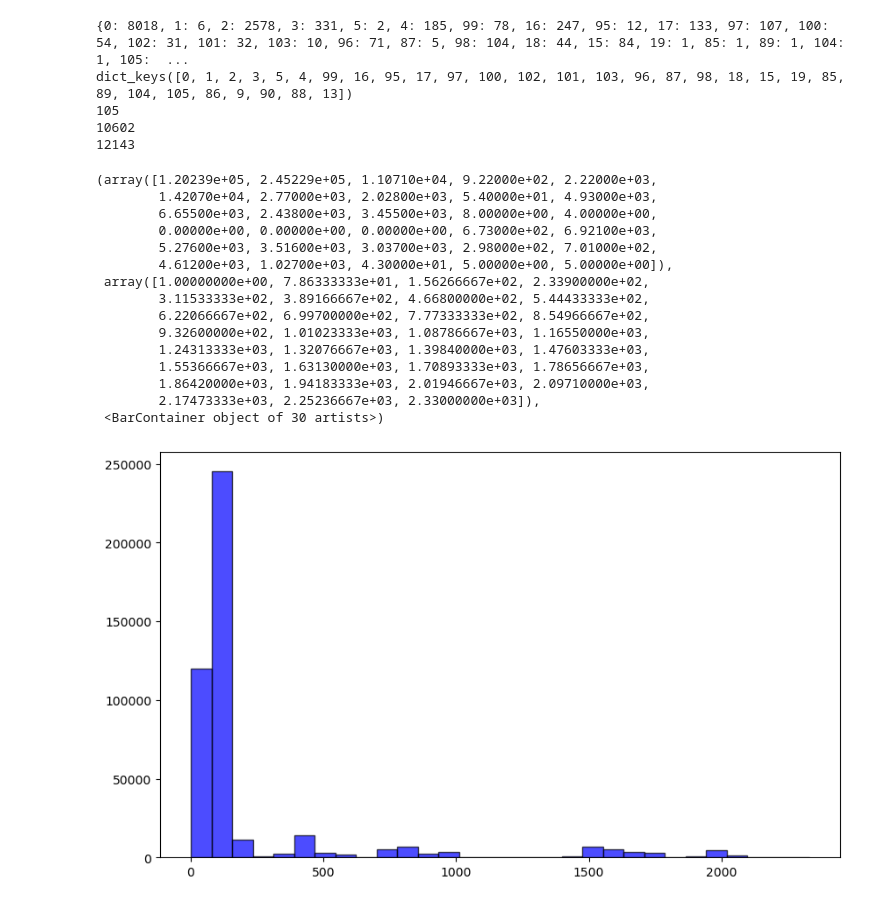
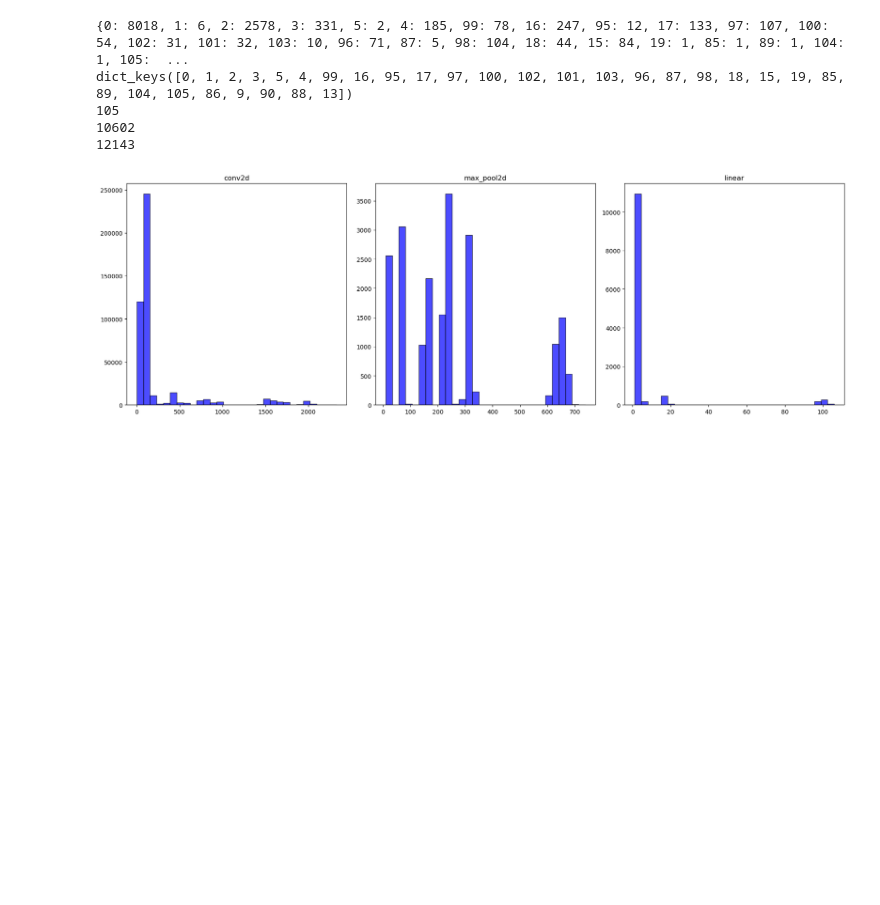
Before and after one commit to dakangaa/DeepTheft, a Jupyter notebook: test.ipynb, the cells around one changed output. Drawn from its saved outputs; the diff is of its cells as text; code cells hidden in the pictures; blank space fills up the shorter version.

```diff
--- a/test.ipynb
+++ b/test.ipynb
@@ -214,7 +214,7 @@ tensor([[0, 1, 0, 0, 0, 0, 0, 0, 0, 0],
         [0, 0, 0, 0, 0, 0, 0, 0, 0, 1]])
 # %%
 import h5py
-label_name = {0: 'conv2d', 1: 'batch_norm', 2: 'relu_', 3: 'max_pool2d',
+layer_name = {0: 'conv2d', 1: 'batch_norm', 2: 'relu_', 3: 'max_pool2d',
  4: 'adaptive_avg_pool2d', 5: 'linear', 6: 'add_', 7: '_'}
 
 hp_h5 = h5py.File(r'/root/autodl-tmp/dataset/hp.h5', 'r')
@@ -228,7 +228,7 @@ for k in x_y.keys():
         if k.split(")")[2]=="2500":
             print(k.split(")")[-1])
         for begin_end in z[k]:
-            if label_name[x_y[k][:,-1][begin_end[0]]] == "linear":
+            if layer_name[x_y[k][:,-1][begin_end[0]]] == "linear":
                 len = begin_end[1] - begin_end[0]
                 if len in length:
                     length[len] += 1
@@ -249,38 +249,25 @@ dict_keys([0, 1, 2, 3, 5, 4, 99, 16, 95, 17, 97, 100, 102, 101, 103, 96, 87, 98,
 # %%
 # 观察数据长度
 import h5py
 import numpy as np
-import seaborn as sb
 import matplotlib.pyplot as plt
-label_name = {0: 'conv2d', 1: 'batch_norm', 2: 'relu_', 3: 'max_pool2d',
+layer_names = {0: 'conv2d', 1: 'batch_norm', 2: 'relu_', 3: 'max_pool2d',
  4: 'adaptive_avg_pool2d', 5: 'linear', 6: 'add_', 7: '_'}
-
-trace_len = []
-data = h5py.File(r'/home/dacom/Code/DeepTheft/dataset/data.h5', 'r')
-for k in data["position"].keys():
-    if k.split(")")[1] == "224":
-        for layer_index in range(data["position"][k].shape[0]):
-            begin = data["position"][k][layer_index,0]
-            if label_name[data["data"][k][begin, -1]] == "conv2d":
-                end = data["position"][k][layer_index,1]
-                trace_len.append(end - begin + 1)
-trace_len = np.array(trace_len)
-plt.figure(figsize=(10, 6))
-plt.hist(trace_len, bins=30, color='blue', alpha=0.7, edgecolor='black')
+data = h5py.File(r'../autodl-tmp/dataset/data.h5', 'r')
+fig, axes = plt.subplots(1, 3, figsize=(18, 6))
+for i, layer in enumerate(["conv2d", "max_pool2d", "linear"]):
+    trace_len = []
+    for k in data["position"].keys():
+        if k.split(")")[1] == "224":
+            for layer_index in range(data["position"][k].shape[0]):
+                begin = data["position"][k][layer_index,0]
+                if layer_names[data["data"][k][begin, -1]] == layer:
+                    end = data["position"][k][layer_index,1]
+                    trace_len.append(end - begin + 1)
+    trace_len = np.array(trace_len)
+    axes[i].hist(trace_len, bins=30, color='blue', alpha=0.7, edgecolor='black')
+    axes[i].set_title(f"{layer}")
+plt.tight_layout()
+plt.show()
 # %% [output]
-(array([1.20239e+05, 2.45229e+05, 1.10710e+04, 9.22000e+02, 2.22000e+03,
-        1.42070e+04, 2.77000e+03, 2.02800e+03, 5.40000e+01, 4.93000e+03,
-        6.65500e+03, 2.43800e+03, 3.45500e+03, 8.00000e+00, 4.00000e+00,
-        0.00000e+00, 0.00000e+00, 0.00000e+00, 6.73000e+02, 6.92100e+03,
-        5.27600e+03, 3.51600e+03, 3.03700e+03, 2.98000e+02, 7.01000e+02,
-        4.61200e+03, 1.02700e+03, 4.30000e+01, 5.00000e+00, 5.00000e+00]),
- array([1.00000000e+00, 7.86333333e+01, 1.56266667e+02, 2.33900000e+02,
-        3.11533333e+02, 3.89166667e+02, 4.66800000e+02, 5.44433333e+02,
-        6.22066667e+02, 6.99700000e+02, 7.77333333e+02, 8.54966667e+02,
-        9.32600000e+02, 1.01023333e+03, 1.08786667e+03, 1.16550000e+03,
-        1.24313333e+03, 1.32076667e+03, 1.39840000e+03, 1.47603333e+03,
-        1.55366667e+03, 1.63130000e+03, 1.70893333e+03, 1.78656667e+03,
-        1.86420000e+03, 1.94183333e+03, 2.01946667e+03, 2.09710000e+03,
-        2.17473333e+03, 2.25236667e+03, 2.33000000e+03]),
- <BarContainer object of 30 artists>)
-[figure, old version]
+[figure, new version]
```
Also changed, not shown: parts of 3 cells of this notebook, 5 other files.
